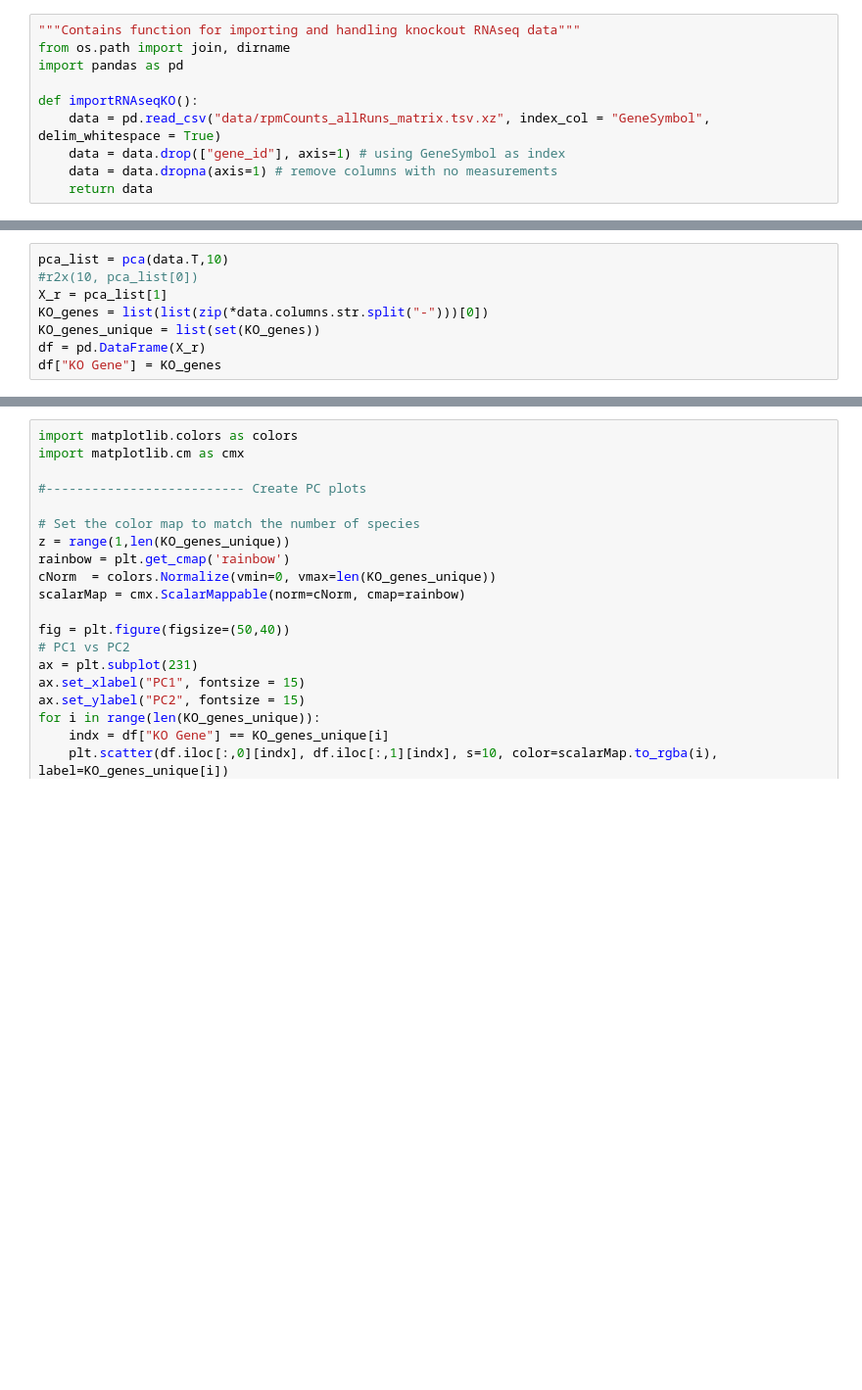
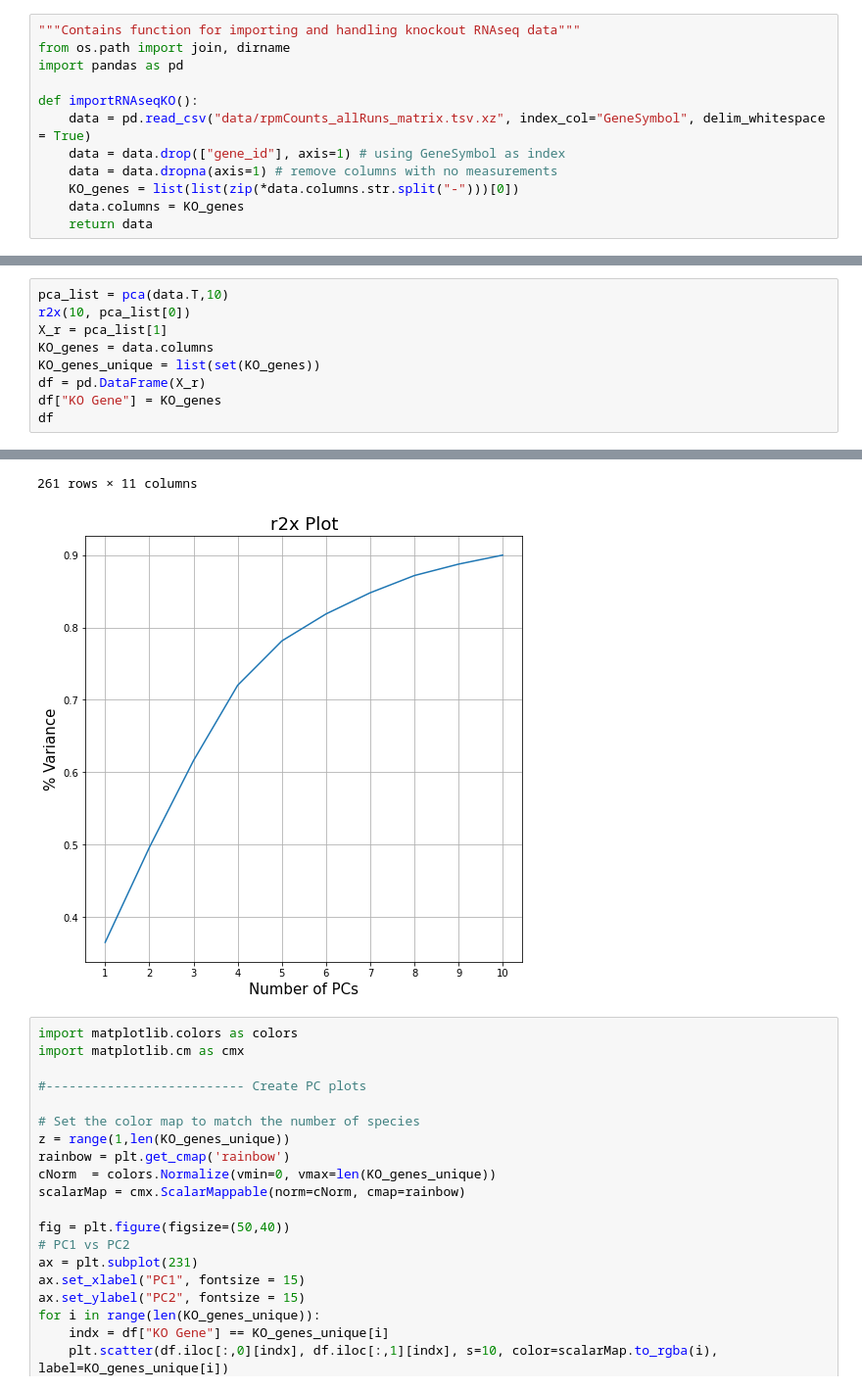
Before and after one commit to meyer-lab/DE-learning, a Jupyter notebook: de/scratchwork.ipynb, the cells around one changed output, grey strips where cells are left out. Shown at 98% size. Saved outputs shown, nothing was run; the diff lists cells and outputs as text; blank space fills up the shorter version.

```diff
--- a/de/importData.ipynb
+++ b/de/scratchwork.ipynb
@@ -4,7 +4,9 @@ from os.path import join, dirname
 import pandas as pd
 
 def importRNAseqKO():
-    data = pd.read_csv("data/rpmCounts_allRuns_matrix.tsv.xz", index_col = "GeneSymbol", delim_whitespace = True)
+    data = pd.read_csv("data/rpmCounts_allRuns_matrix.tsv.xz", index_col="GeneSymbol", delim_whitespace = True)
     data = data.drop(["gene_id"], axis=1) # using GeneSymbol as index
     data = data.dropna(axis=1) # remove columns with no measurements
+    KO_genes = list(list(zip(*data.columns.str.split("-")))[0])
+    data.columns = KO_genes
     return data
@@ -61,9 +63,11 @@ def r2x(num_components, pca):
     plt.title("r2x Plot", fontsize = 18)
 # %%
 pca_list = pca(data.T,10)
-#r2x(10, pca_list[0])
+r2x(10, pca_list[0])
 X_r = pca_list[1]
-KO_genes = list(list(zip(*data.columns.str.split("-")))[0])
+KO_genes = data.columns
 KO_genes_unique = list(set(KO_genes))
 df = pd.DataFrame(X_r)
 df["KO Gene"] = KO_genes
+df
+# %% [output]
@@ -70,3 +86,5 @@ df["KO Gene"] = KO_genes
+261 rows × 11 columns
+[figure, added]
 # %%
 import matplotlib.colors as colors
 import matplotlib.cm as cmx
```
Also changed, not shown: parts of 8 cells of this notebook, 14 other files.
